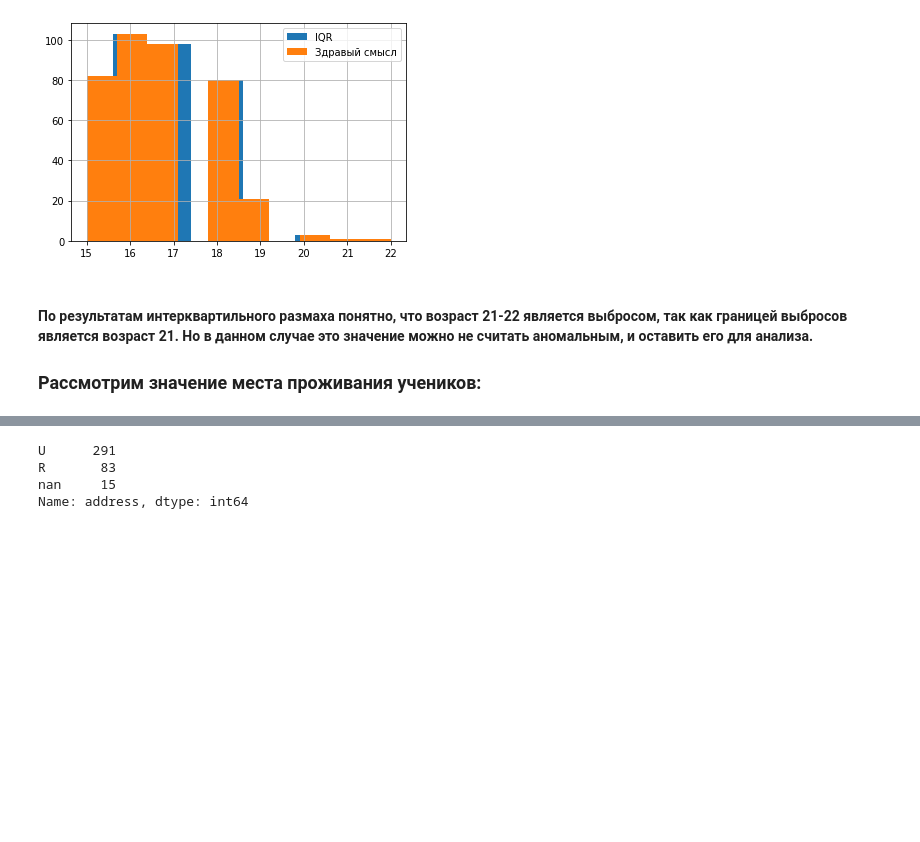
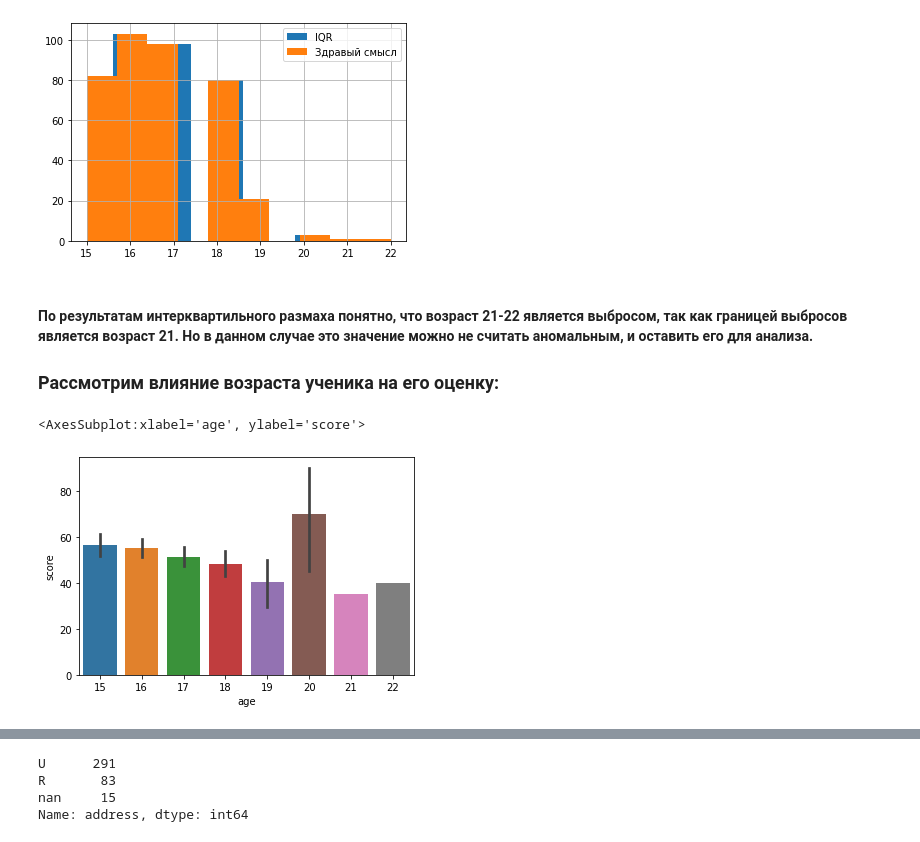
Before and after one commit to novikaj/AlinaProjects, a Jupyter notebook: module_2/0_project_2_EDA.ipynb, the cells around one changed output, grey strips where cells are left out. Drawn from its saved outputs; the diff is of its cells as text; code cells hidden in the pictures; blank space fills up the shorter version.

```diff
--- a/module_2/0_project_2_EDA.ipynb
+++ b/module_2/0_project_2_EDA.ipynb
@@ -136,5 +179,9 @@ plt.legend();
 # %% [markdown]
 #### По результатам интерквартильного размаха понятно, что возраст 21-22 является выбросом, так как границей выбросов является возраст 21. Но в данном случае это значение можно не считать аномальным, и оставить его для анализа.
 
-
-### Рассмотрим значение места проживания учеников:
+### Рассмотрим влияние возраста ученика на его оценку:
+# %%
+sns.barplot(x='age', y='score', data=studying)
+# %% [output]
+<AxesSubplot:xlabel='age', ylabel='score'>
+[figure, added]
```
Also changed, not shown: parts of 123 cells of this notebook.
